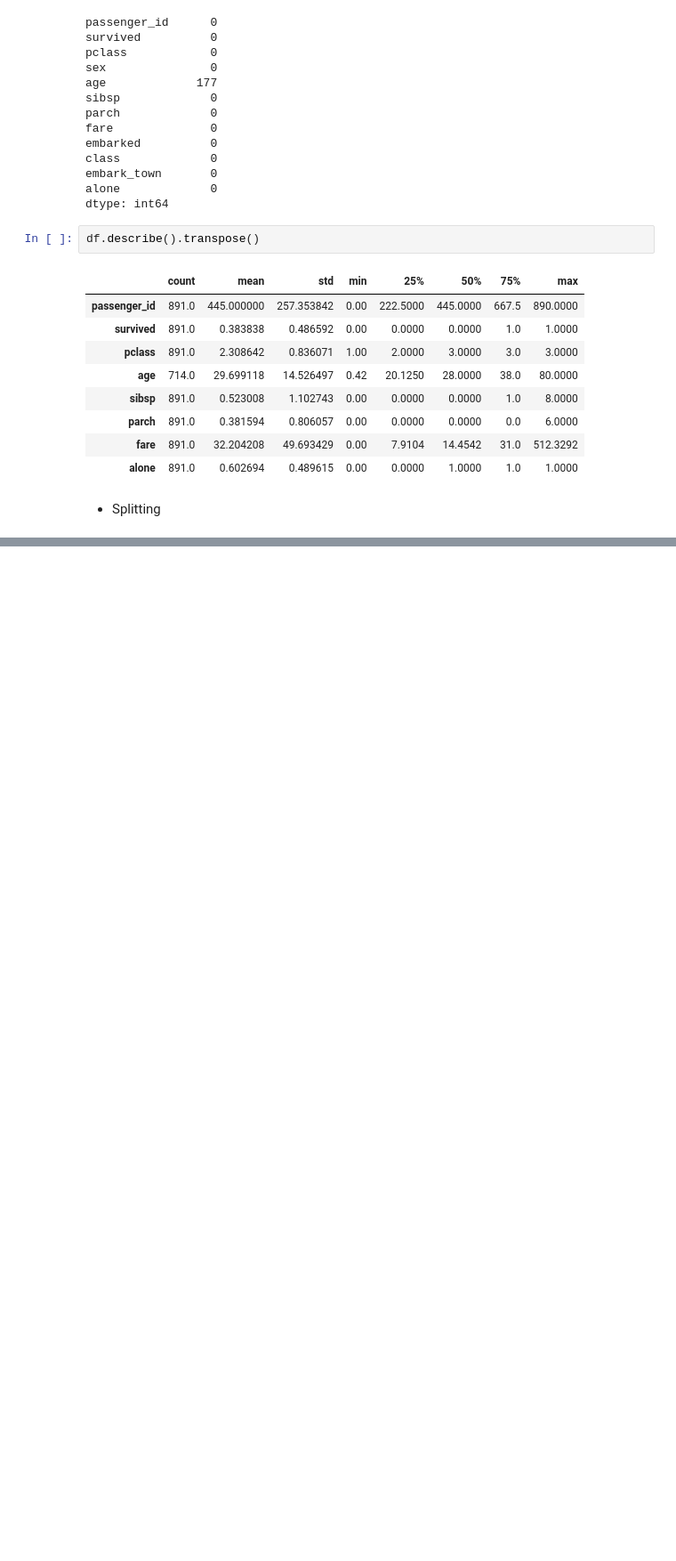
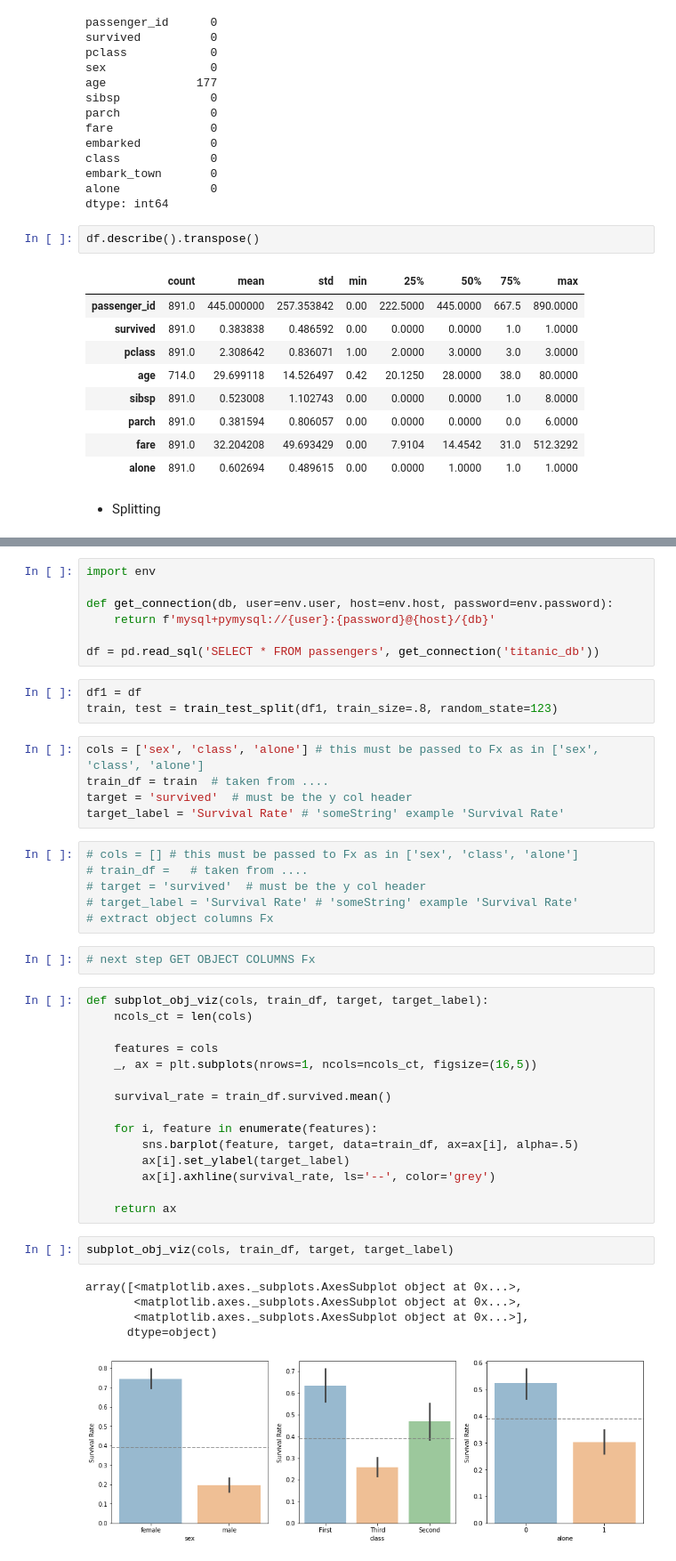
Before and after one commit to radam-herman/ds-methodologies-exercises, a Jupyter notebook: classification/classification_curriculum_notes.ipynb, the cells around one changed output, grey strips where cells are left out. Shown at 89% size. Saved outputs shown, nothing was run; the diff lists cells and outputs as text; blank space fills up the shorter version.

Commit message:
SUB PLOT ads

```diff
--- a/classification/classification_curriculum_notes.ipynb
+++ b/classification/classification_curriculum_notes.ipynb
@@ -514,0 +520,46 @@ df.describe().transpose()
+# %%
+import env
+
+def get_connection(db, user=env.user, host=env.host, password=env.password):
+    return f'mysql+pymysql://{user}:{password}@{host}/{db}'
+
+df = pd.read_sql('SELECT * FROM passengers', get_connection('titanic_db'))
+# %%
+df1 = df
+train, test = train_test_split(df1, train_size=.8, random_state=123)
+# %%
+cols = ['sex', 'class', 'alone'] # this must be passed to Fx as in ['sex', 'class', 'alone']
+train_df = train  # taken from ....
+target = 'survived'  # must be the y col header
+target_label = 'Survival Rate' # 'someString' example 'Survival Rate'
+# %%
+# cols = [] # this must be passed to Fx as in ['sex', 'class', 'alone']
+# train_df =   # taken from ....
+# target = 'survived'  # must be the y col header
+# target_label = 'Survival Rate' # 'someString' example 'Survival Rate'
+# extract object columns Fx
+# %%
+# next step GET OBJECT COLUMNS Fx
+# %%
+def subplot_obj_viz(cols, train_df, target, target_label):
+    ncols_ct = len(cols)
+
+    features = cols
+    _, ax = plt.subplots(nrows=1, ncols=ncols_ct, figsize=(16,5))
+
+    survival_rate = train_df.survived.mean()
+
+    for i, feature in enumerate(features):
+        sns.barplot(feature, target, data=train_df, ax=ax[i], alpha=.5)
+        ax[i].set_ylabel(target_label)
+        ax[i].axhline(survival_rate, ls='--', color='grey')
+
+    return ax
+# %%
+subplot_obj_viz(cols, train_df, target, target_label)
+# %% [output]
+array([<matplotlib.axes._subplots.AxesSubplot object at 0x...>,
+       <matplotlib.axes._subplots.AxesSubplot object at 0x...>,
+       <matplotlib.axes._subplots.AxesSubplot object at 0x...>],
+      dtype=object)
+[figure, added]
```
Also changed, not shown: parts of 8 cells of this notebook.
